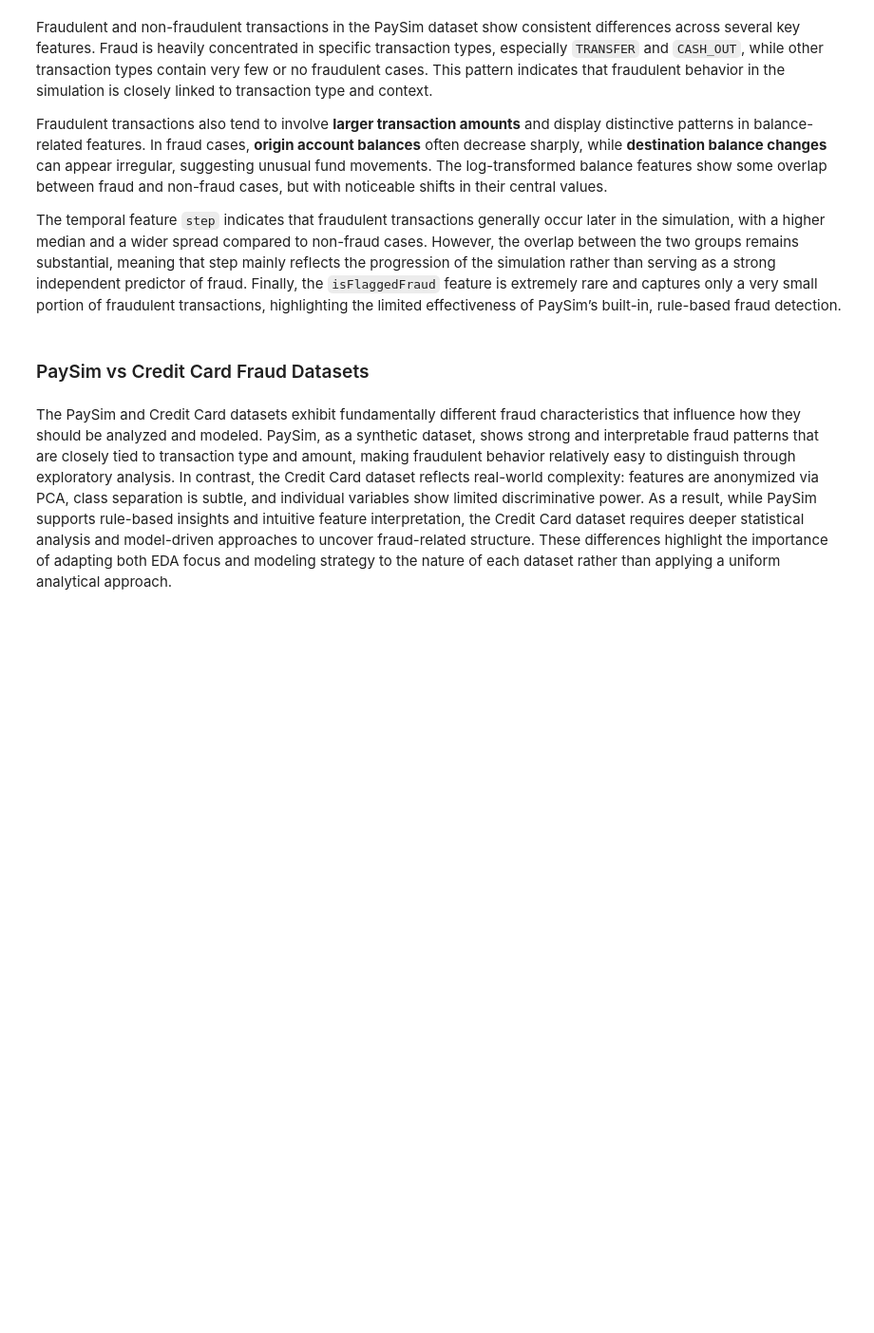
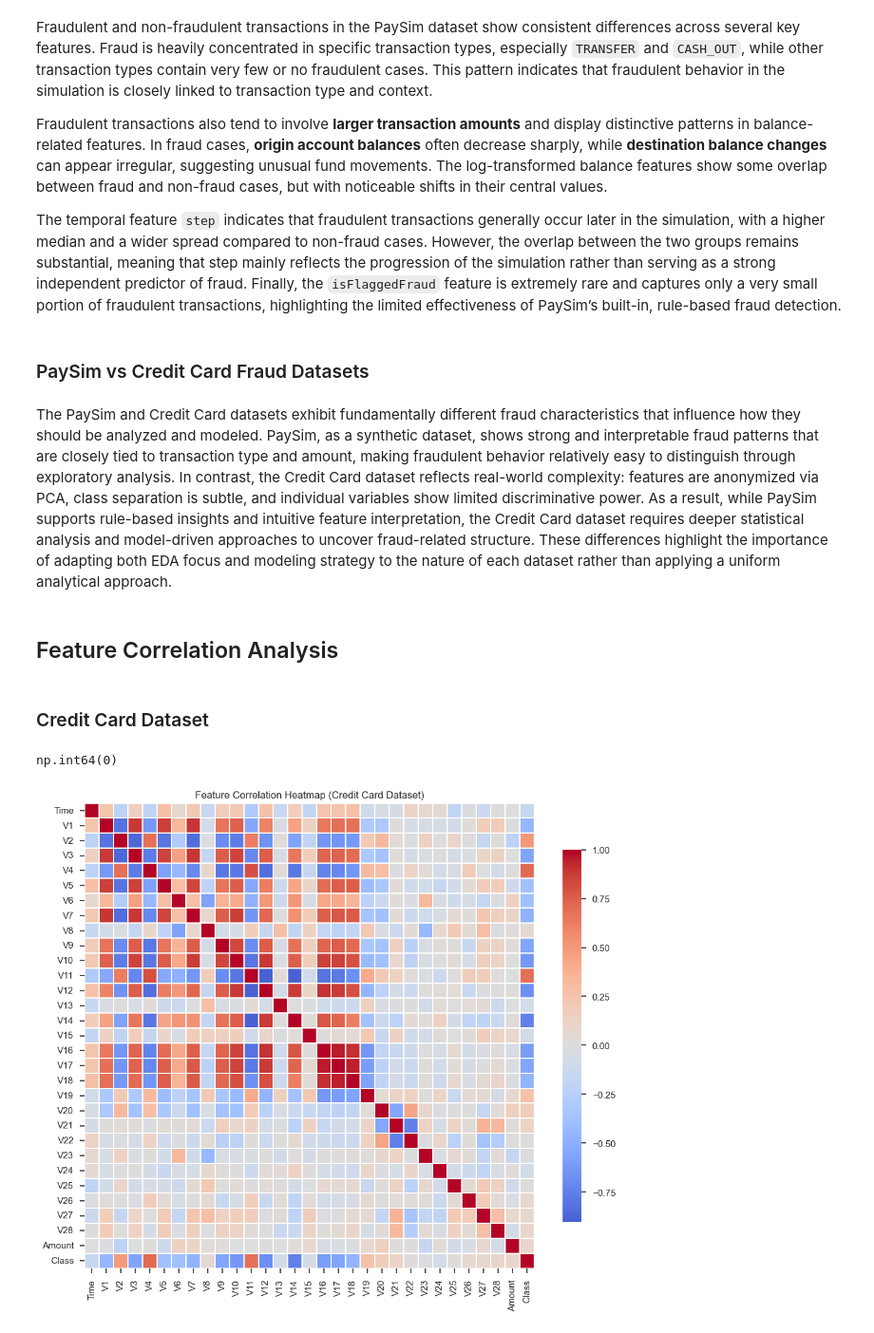
Before and after one commit to thisisehyas/Financial-Fraud-Detection-System, a Jupyter notebook: notebooks/EDA.ipynb, the cells around one changed output. Shown at 95% size. Cells and saved outputs as stored; diff of their text form; code cells hidden in the pictures; blank space fills up the shorter version.

Commit message:
docs(eda): analyze feature correlations in credit card dataset

```diff
--- a/notebooks/EDA.ipynb
+++ b/notebooks/EDA.ipynb
@@ -819,3 +819,28 @@ The temporal feature `step` indicates that fraudulent transactions generally occ
 ### PaySim vs Credit Card Fraud Datasets
 # %% [markdown]
 The PaySim and Credit Card datasets exhibit fundamentally different fraud characteristics that influence how they should be analyzed and modeled. PaySim, as a synthetic dataset, shows strong and interpretable fraud patterns that are closely tied to transaction type and amount, making fraudulent behavior relatively easy to distinguish through exploratory analysis. In contrast, the Credit Card dataset reflects real-world complexity: features are anonymized via PCA, class separation is subtle, and individual variables show limited discriminative power. As a result, while PaySim supports rule-based insights and intuitive feature interpretation, the Credit Card dataset requires deeper statistical analysis and model-driven approaches to uncover fraud-related structure. These differences highlight the importance of adapting both EDA focus and modeling strategy to the nature of each dataset rather than applying a uniform analytical approach.
+# %% [markdown]
+## Feature Correlation Analysis
+# %% [markdown]
+### Credit Card Dataset
+# %%
+creditcard_balanced = pd.read_csv("../data/eda/creditcard_balanced_eda.csv")
+# %%
+creditcard_balanced.isnull().sum().sum()
+# %% [output]
+np.int64(0)
+# %%
+corr_matrix = creditcard_balanced.corr()
+# %%
+plt.figure(figsize=(12, 10))
+sns.heatmap(
+    corr_matrix,
+    cmap="coolwarm",
+    center=0,
+    linewidths=0.3,
+    cbar_kws={"shrink":0.8}
+)
+plt.title("Feature Correlation Heatmap (Credit Card Dataset)")
+plt.show()
+# %% [output]
+[figure, added]
```
Also changed, not shown: parts of 5 cells of this notebook.
